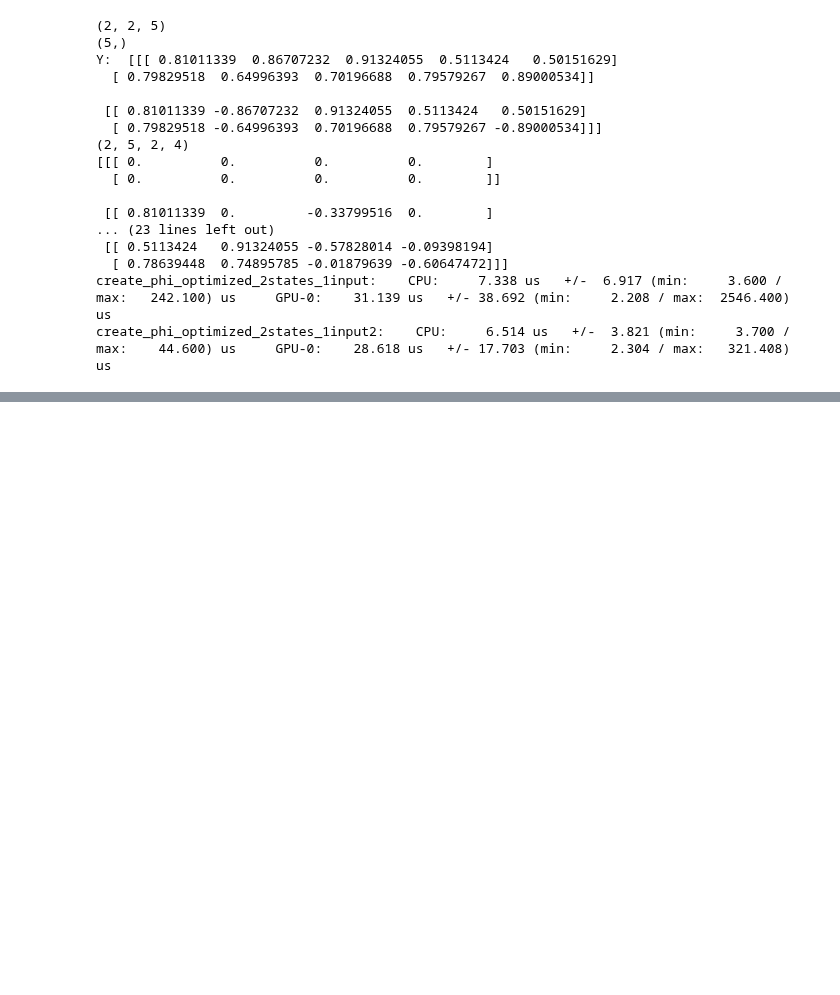
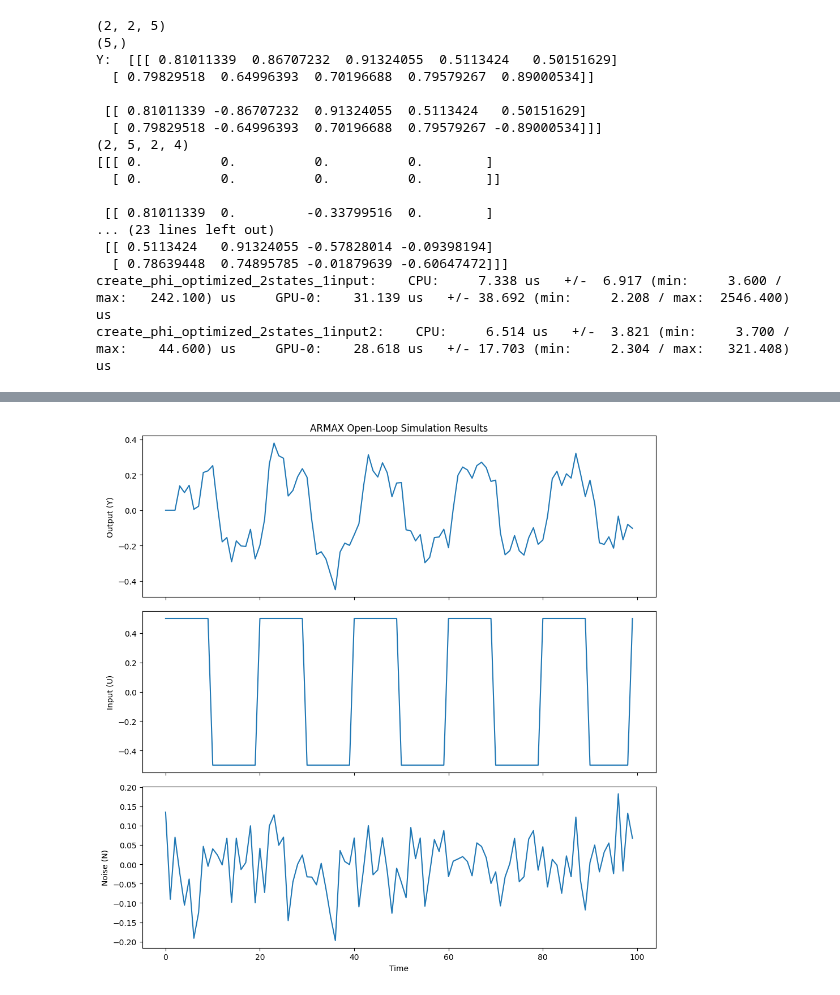
Before and after one commit to Muckthebuck/Learning-Dynamic-Systems, a Jupyter notebook: indirect_identification/notebooks/sps_params.ipynb, the cells around one changed output, grey strips where cells are left out. Cells and saved outputs as stored; diff of their text form; code cells hidden in the pictures; blank space fills up the shorter version.

```diff
--- a/indirect_identification/notebooks/sps_params.ipynb
+++ b/indirect_identification/notebooks/sps_params.ipynb
@@ -906,6 +906,7 @@ def apply_tf_matrix2(G: np.ndarray, U: np.ndarray) -> np.ndarray:
         >>> print(Y.shape)  # (2, 3), output has same time length as U
     """
     if U.ndim == 2:
+        # in this case we are simply applying tf to a 2d input matrix
         m, n = G.shape  # m outputs, n inputs
         k = U.shape[-1]  # Time length of each input sequence
         Y = np.zeros((m, k))  # Initialize output matrix
@@ -935,10 +936,10 @@ n_params = n_states + n_states*n_inputs + n_output*(noise_order+1)
 print("total_params:", n_params)
 C_obs = np.array([[0,1],[1,0]])
 
-m=3
+m=100
 q=5
-t=10
-N=5
+t=100
+N=50
 alpha = np.sign(np.random.randn(m,n_output,N))
 alpha[0, :] = 1
 Y = np.random.rand(n_output,t)
@@ -982,6 +983,7 @@ def open_loop_sps_mimo(G_0, H_0, A: np.ndarray, B: np.ndarray, C: np.ndarray, Y_
     for i in range(n_output):
         H_invert[i,i]=d_tfs((A, C[i]))
     N_hat = apply_tf_matrix(H_invert,YGU)
+    print(N_hat.shape)
     N_hat_par = N_hat[:, -N:]
     U_t_par = U_t[:, -N-1:-1]
     perturbed_N_hat = np.multiply(alpha, N_hat_par)
@@ -1037,8 +1039,8 @@ print("B", B)
 print(G)
 print(H)
 print(C)
-print("Y:", Y)
-print("U:", U)
+# print("Y:", Y)
+# print("U:", U)
 print(G[0,0]*U)
 open_loop_sps_mimo(G, H, A, B, C, Y, U)
 # %% [output]
@@ -1062,0 +1076,70 @@ False
+# %%
+import numpy as np
+import matplotlib.pyplot as plt
+from scipy import signal
+
+class ARMAX:
+    def __init__(self, A, B, C):
+        self.A = np.array(A)
+        self.B = np.array(B)
+        self.C = np.array(C)
+
+    def simulate_open_loop(self, n_samples, U=None, noise_std=0.1):
+        Y = np.zeros(n_samples)
+        N = np.random.normal(0, noise_std, n_samples)
+
+        if U is None:
+            U = np.zeros(n_samples)
+
+        max_order = max(len(self.A), len(self.B), len(self.C))
+
+        for t in range(max_order, n_samples):
+            Y[t] = (- np.dot(self.A[1:], Y[t-1:t-len(self.A):-1])
+                    + np.dot(self.B, U[t-1:t-len(self.B)-1:-1])
+                    + np.dot(self.C, N[t:t-len(self.C):-1]))
+
+        return Y, U, N
+
+    def plot_results(self, Y, U, N, R=None):
+        fig, axs = plt.subplots(4 if R is not None else 3, 1, figsize=(10, 10), sharex=True)
+
+        axs[0].plot(Y)
+        axs[0].set_ylabel('Output (Y)')
+        axs[0].set_title('ARMAX Open-Loop Simulation Results')
+
+        axs[1].plot(U)
+        axs[1].set_ylabel('Input (U)')
+
+        axs[2].plot(N)
+        axs[2].set_ylabel('Noise (N)')
+
+        if R is not None:
+            axs[3].plot(R)
+            axs[3].set_ylabel('Reference (R)')
+            axs[3].set_xlabel('Time')
+        else:
+            axs[2].set_xlabel('Time')
+
+        plt.tight_layout()
+        plt.show()
+
+# Example usage
+A = [1, -0.33, 0.1]   # A(z^-1) = 1 - 0.33z^-1 + 0.1z^-2
+B = [0.22, 0.1]       # B(z^-1) = 0.22z^-1 + 0.1z^-2
+C = [1]               #
+
+armax_model = ARMAX(A, B, C)
+
+n_samples = 100
+U = 0.5 * signal.square(np.linspace(0, 10*np.pi, n_samples))  # External input signal
+
+Y, U, noise = armax_model.simulate_open_loop(n_samples, U, noise_std=0.07)
+armax_model.plot_results(Y, U, noise)  # No R needed for open-loop
+
+Y_dot = np.gradient(Y)
+
+U = U.reshape(1, -1)
+Y = np.vstack([Y, Y_dot])
+print(Y.shape, U.shape)
+# %% [output]
+[figure, added]
```
Also changed, not shown: parts of 7 cells of this notebook, 5 other files.
